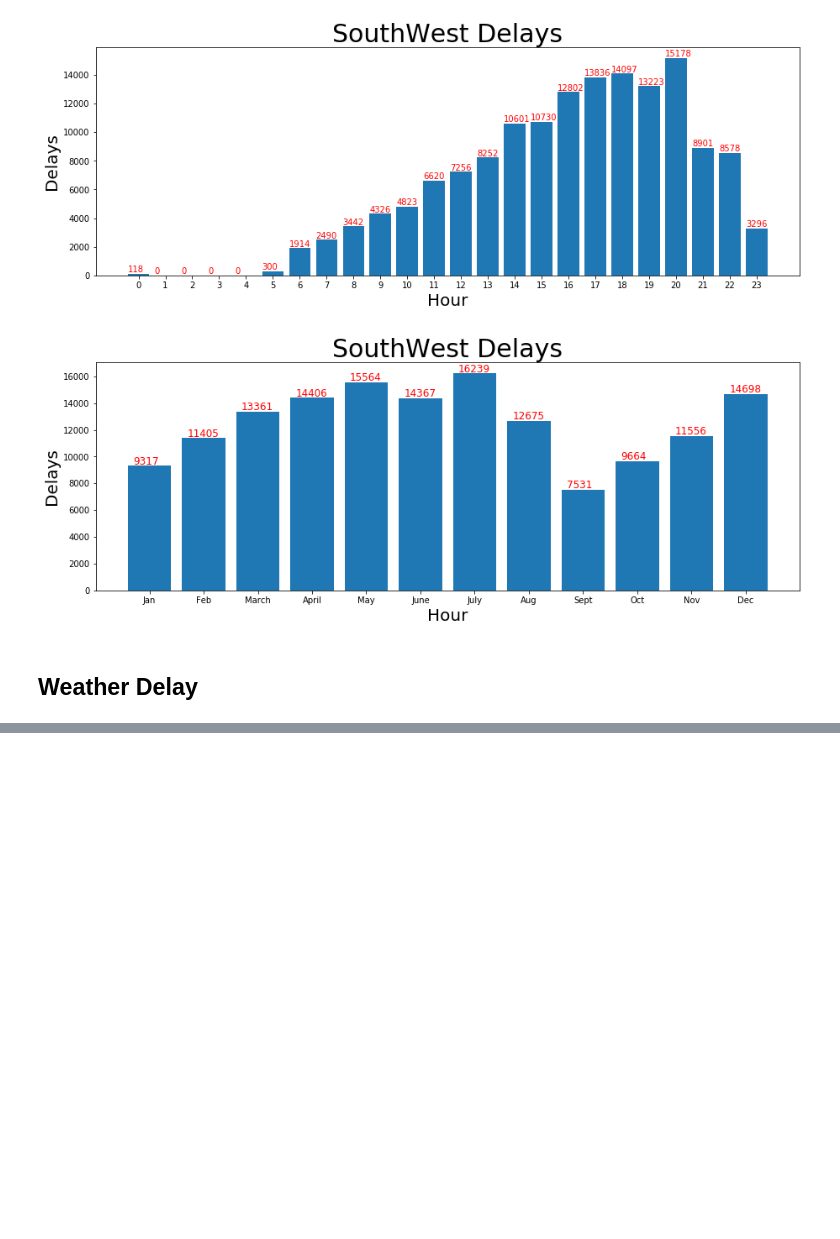
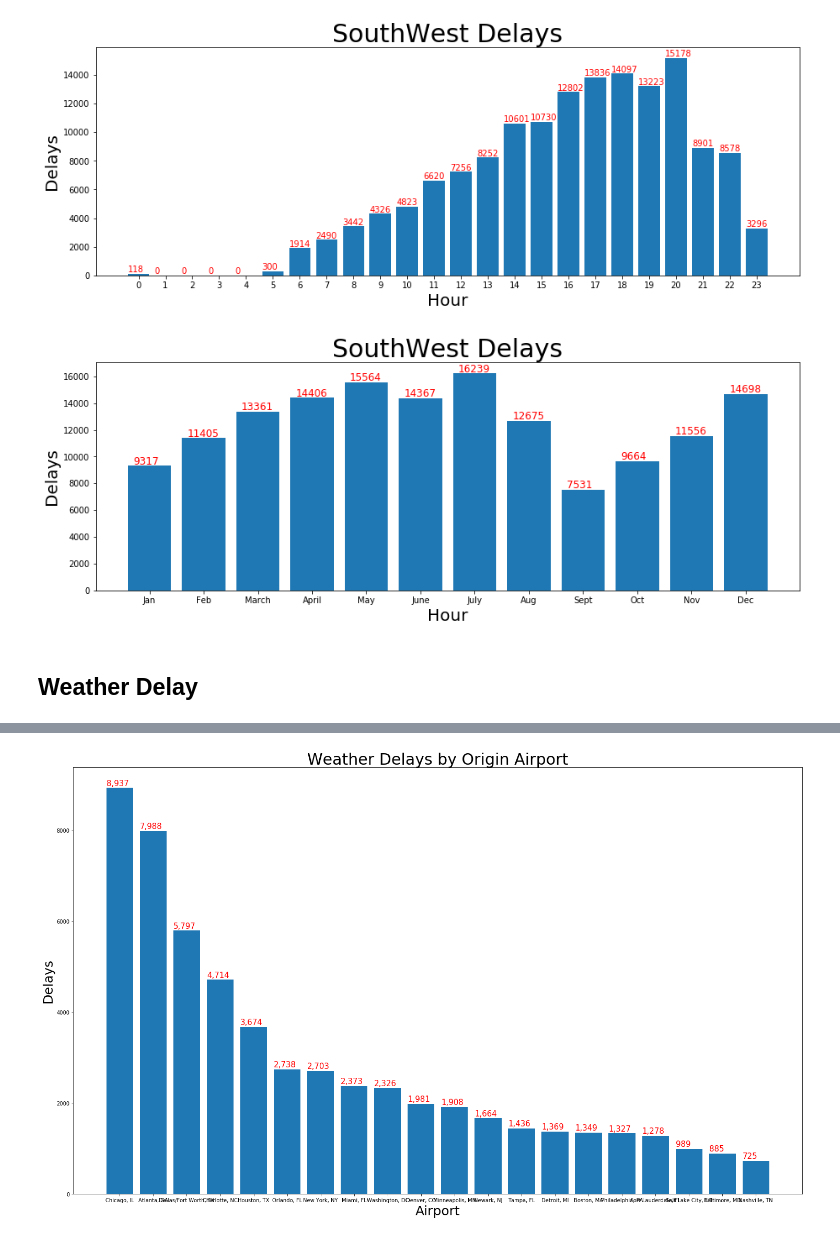
Before and after one commit to Arimorris/delays, a Jupyter notebook: Delay_causes.ipynb, the cells around one changed output, grey strips where cells are left out. Saved outputs shown, nothing was run; the diff lists cells and outputs as text; code cells hidden in the pictures; blank space fills up the shorter version.

```diff
--- a/Delay_causes.ipynb
+++ b/Delay_causes.ipynb
@@ -480,2 +440,7 @@ plt.show()
 # %%
 # hmm more weather delays in the evening, guess the weather does wait for someone
+# %%
+w_org = weather['ORIGIN_CITY_NAME'].value_counts()[:20]
+wthr_org = [x for x in w_org]
+# %%
+org = [x for x in w_org.keys()]
@@ -481,0 +470,11 @@ plt.show()
+# %%
+plt.figure(figsize=(25,15))
+plt.bar(org, wthr_org)
+plt.title("Weather Delays by Origin Airport", fontsize =30)
+plt.xlabel("Airport", fontsize =)
+plt.ylabel("Delays", fontsize =25)
+for a,b in zip(range(24), wthr_org):
+    plt.text(a - .4, b + 50, "{:,}".format(int(b)), fontsize =15, color ='r')
+plt.show()
+# %% [output]
+[figure, added]
```
Also changed, not shown: parts of 6 cells of this notebook.
